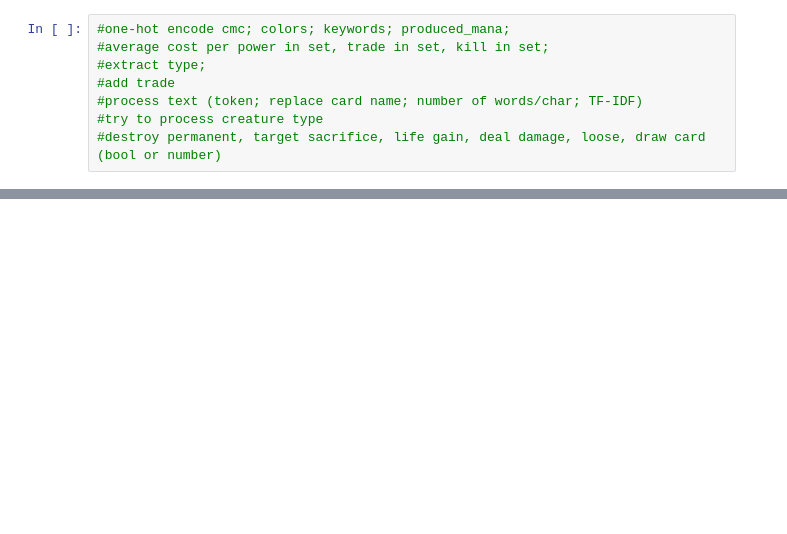
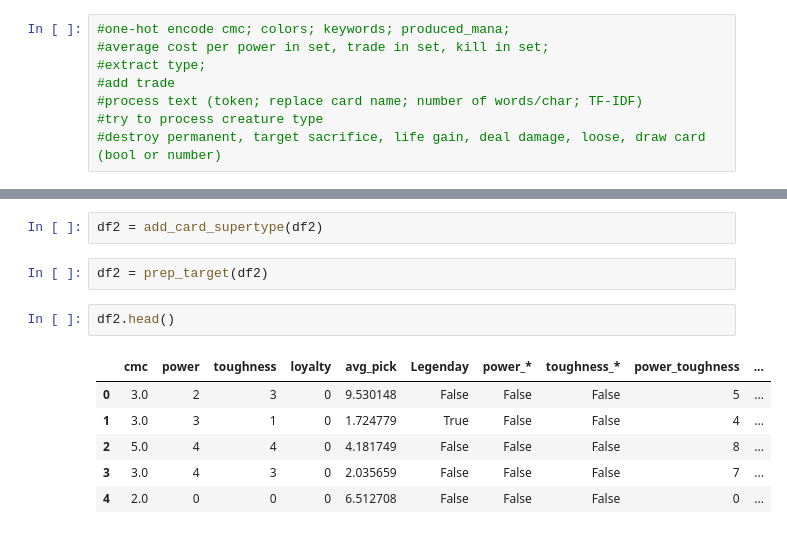
Before and after one commit to pahlisch/mtga-draft-app, a Jupyter notebook: mtga_app/notebooks/prediction.ipynb, the cells around one changed output, grey strips where cells are left out. Cells and saved outputs as stored; diff of their text form; blank space fills up the shorter version.

```diff
--- a/mtga_app/notebooks/prediction.ipynb
+++ b/mtga_app/notebooks/prediction.ipynb
@@ -1149,0 +661,13 @@ Name: avg_pick, dtype: float64
+# %%
+df2 = add_card_supertype(df2)
+# %%
+df2 = prep_target(df2)
+# %%
+df2.head()
+# %% [output]
+|  | cmc | power | toughness | loyalty | avg_pick | Legenday | power_* | toughness_* | power_toughness | ... |
+| 0 | 3.0 | 2 | 3 | 0 | 9.530148 | False | False | False | 5 | ... |
+| 1 | 3.0 | 3 | 1 | 0 | 1.724779 | True | False | False | 4 | ... |
+| 2 | 5.0 | 4 | 4 | 0 | 4.181749 | False | False | False | 8 | ... |
+| 3 | 3.0 | 4 | 3 | 0 | 2.035659 | False | False | False | 7 | ... |
+| 4 | 2.0 | 0 | 0 | 0 | 6.512708 | False | False | False | 0 | ... |
```
Also changed, not shown: parts of 80 cells of this notebook, 1 other file.
